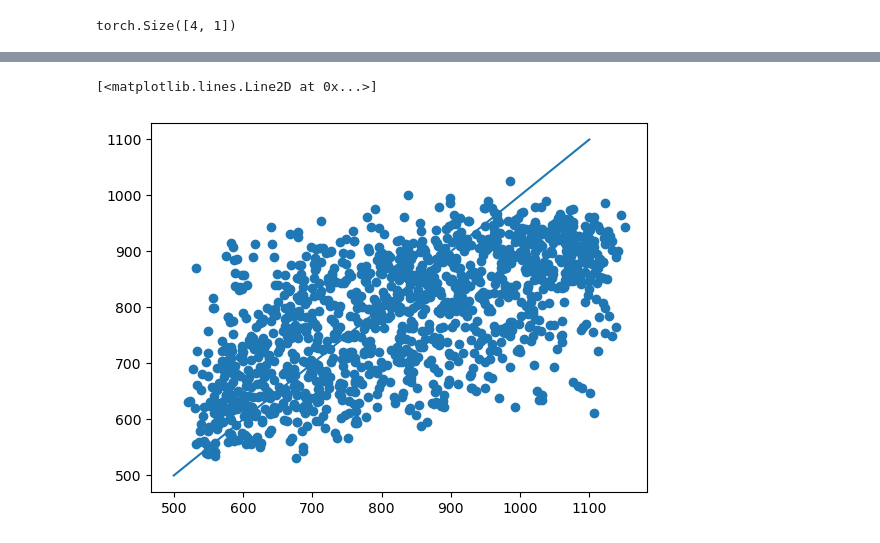
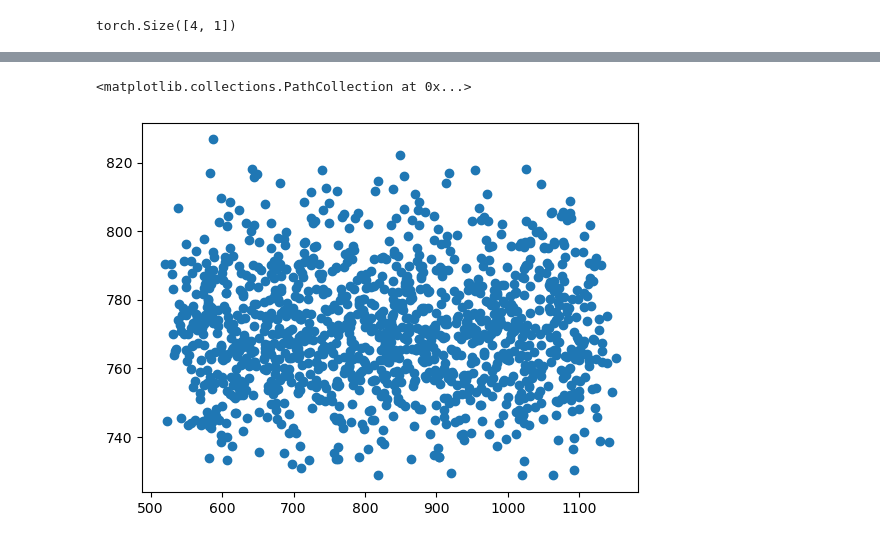
Before and after one commit to giliapatterson/spatial_ckmr, a Jupyter notebook: close_kin_slim/ckmr_nn_parents.ipynb, the cells around one changed output, grey strips where cells are left out. Drawn from its saved outputs; the diff is of its cells as text; code cells hidden in the pictures.

```diff
--- a/close_kin_slim/ckmr_nn_parents.ipynb
+++ b/close_kin_slim/ckmr_nn_parents.ipynb
@@ -93,23 +96,29 @@ print(input_tensor)
 # %%
 class KinDataset(Dataset):
-    def __init__(self, base_folder, max_age, max_rows):
+    def __init__(self, base_folder, input_rows):
         self.labels = pd.read_csv(base_folder + "/labels.csv", names = ["path", "N"])
         self.base_folder = base_folder
+        self.input_rows = input_rows
     def __len__(self):
         return len(self.labels)
 
     def __getitem__(self, idx):
-        kin_file = pd.read_csv(self.base_folder + "/" + self.labels.iloc[idx, 0], header = 0)
-        kin_file[' age0'] = kin_file[' age0']/max_age
-        kin_file[' age1'] = kin_file[' age1']/max_age
-        kin_file = kin_file.sort_values(by = ['# parent0of1', ' parent1of0'], axis = 0, ascending = False)
-        kin_short = kin_file.iloc[0:max_rows, :]
-        kin_short = kin_short.to_numpy().reshape(1, len(kin_short), len(kin_short.columns))
-        input_tensor = torch.from_numpy(kin_short).float()
+        kin_file = pd.read_csv("spatial_sim_data/input_matrices/spatial_sim_parents_500_0.csv", header = 0)
+        kin_file = kin_file.sort_values(by = ['# parent0of1', ' parent1of0'], axis = 0, ascending = False).to_numpy()
+        np0of1 = sum(kin_file[:, 0])
+        np1of0 = sum(kin_file[:, 1])
+        po_total = int(np0of1 + np1of0)
+        kin_po = kin_file[0:po_total,:]
+        kin_notpo = kin_file[po_total:,:]
+        padding_rows_i = rng.choice(np.arange(len(kin_notpo)), self.input_rows - len(kin_po), replace = False)
+        padding = kin_notpo[padding_rows_i, :]
+        input_matrix = np.concatenate((kin_po, padding))
+        input_tensor = torch.from_numpy(input_matrix).float()
+        input_tensor = input_tensor.unsqueeze(0)
         label = torch.tensor([self.labels.iloc[idx, 1]]).float()
         return input_tensor, label
 
-kin_dataset = KinDataset("spatial_sim_data", 100, 50)
+kin_dataset = KinDataset("spatial_sim_data", 100)
 # %%
 kin_dataset[0]
 # %% [output]
@@ -181,5 +190,5 @@ torch.Size([4, 1536])
 # %%
-model.add_module('fc1', nn.Linear(1536, 1024))
+model.add_module('fc1', nn.Linear(3200, 1024))
 model.add_module('relu3', nn.ReLU())
 model.add_module('dropout', nn.Dropout(p=0.5))
 model.add_module('fc2', nn.Linear(1024, 1))
@@ -275,7 +288,7 @@ with torch.no_grad():
         #test_pred[i] = model(test_input)[0, 0].numpy()
 # %%
 plt.scatter(test_truth, test_pred)
-plt.plot([500, 1100], [500, 1100])
+#plt.plot([500, 1000], [500, 1000])
 # %% [output]
-[<matplotlib.lines.Line2D at 0x...>]
+<matplotlib.collections.PathCollection at 0x...>
-[figure, old version]
+[figure, new version]
```
Also changed, not shown: parts of 8 cells of this notebook, 2 other files.
